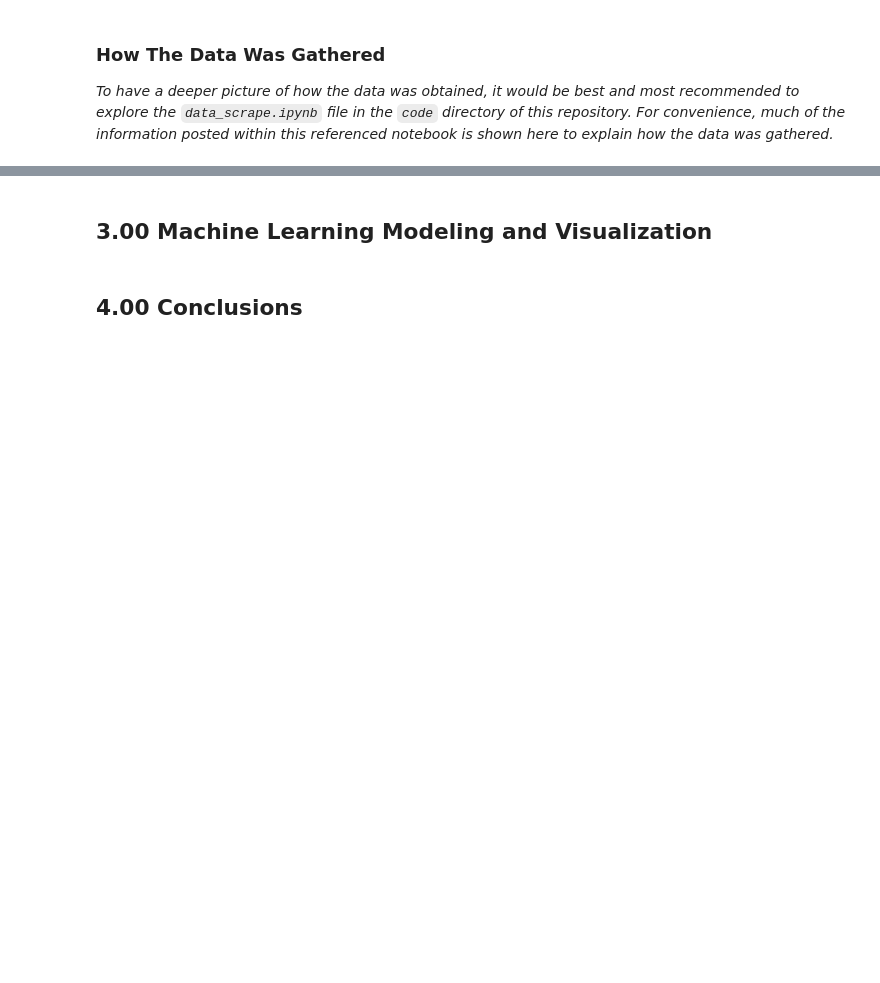
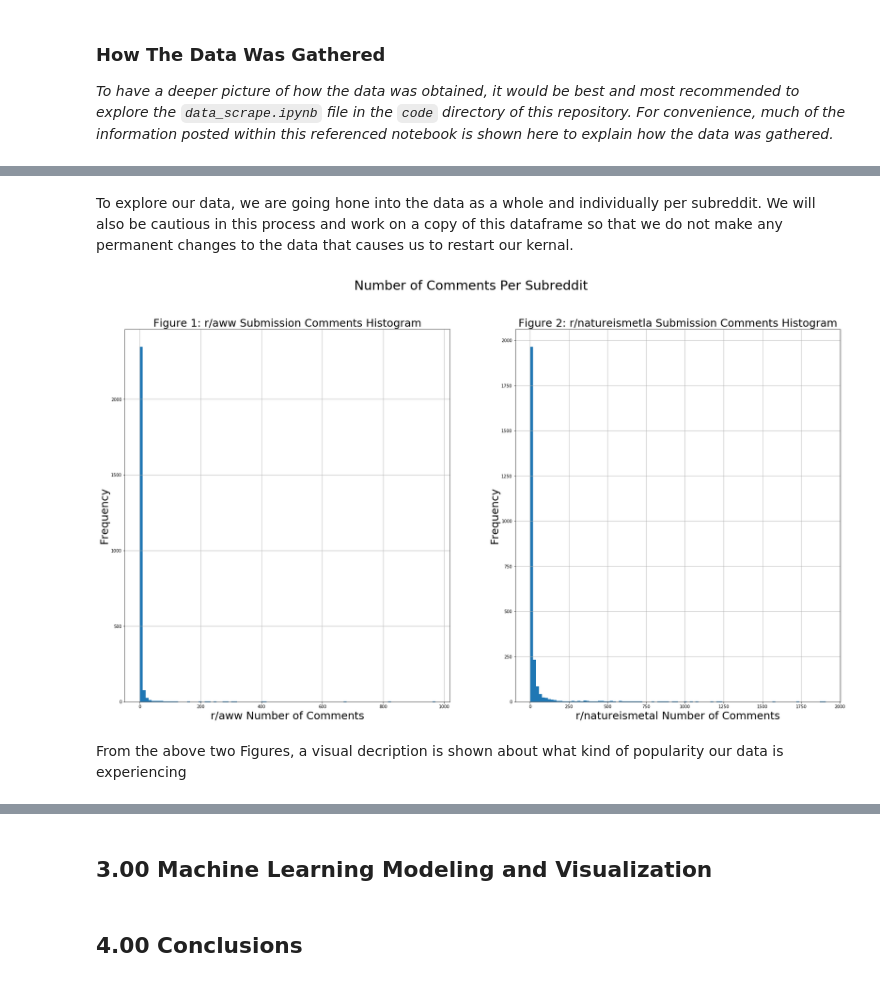
Before and after one commit to chriskuz/reddit_project, a Jupyter notebook: code/project_3_main.ipynb, the cells around one changed output, grey strips where cells are left out. Cells and saved outputs as stored; diff of their text form; code cells hidden in the pictures; blank space fills up the shorter version.

```diff
--- a/code/project_3_main.ipynb
+++ b/code/project_3_main.ipynb
@@ -220,0 +381,44 @@ These features were thought out and chosen out of the plethora of features we co
+# %% [markdown]
+To explore our data, we are going hone into the data as a whole and individually per subreddit. We will also be cautious in this process and work on a copy of this dataframe so that we do not make any permanent changes to the data that causes us to restart our kernal.
+# %%
+jumbled_df = cp.deepcopy(dangerouslycute_data) #creates a new dataframe copy
+# %%
+aww_mask = jumbled_df['subreddit'] == 'aww' #sets a mask for finding just r/aww content
+aww_df = jumbled_df[aww_mask] #creates just a dataframe of r/aww content
+# %%
+metal_mask = jumbled_df['subreddit'] == 'natureismetal' #sets a mask for finding just r/natureismetal content
+metal_df= jumbled_df[metal_mask] #creates just a dataframe of r/natureismetal content
+# %%
+def plot_hists(dcolx1,dcolx2,suptitle,xlabel1,ylabel1,title1,xlabel2,ylabel2,title2):
+    fig, axs = plt.subplots(figsize = (30,16), nrows = 1,ncols = 2)
+    fig.suptitle(suptitle, size = 30)
+
+    axs[0].hist(dcolx1,bins = 100)
+    axs[0].set_title(title1, size = 25)
+    axs[0].set_xlabel(xlabel1, size = 25)
+    axs[0].set_ylabel(ylabel1, size = 25)
+    axs[0].grid(which = 'both')
+
+    axs[1].hist(dcolx2, bins = 100)
+    axs[1].set_title(title2, size = 25)
+    axs[1].set_xlabel(xlabel2, size = 25)
+    axs[1].set_ylabel(ylabel2, size = 25)
+    axs[1].grid(which = 'both')
+# %%
+xdcol1 = aww_df['number_of_comments']
+
+xdcol2 = metal_df['number_of_comments']
+
+bigtitle = 'Number of Comments Per Subreddit'
+leftx = 'r/aww Number of Comments'
+lefty = 'Frequency'
+lefttitle = 'Figure 1: r/aww Submission Comments Histogram'
+rightx = 'r/natureismetal Number of Comments'
+righty = 'Frequency'
+righttitle = 'Figure 2: r/natureismetla Submission Comments Histogram'
+
+plot_hists(xdcol1,xdcol2,bigtitle,leftx,lefty,lefttitle,rightx,righty,righttitle)
+# %% [output]
+[figure, added]
+# %% [markdown]
+From the above two Figures, a visual decription is shown about what kind of popularity our data is experiencing
```
Also changed, not shown: parts of 37 cells of this notebook.
